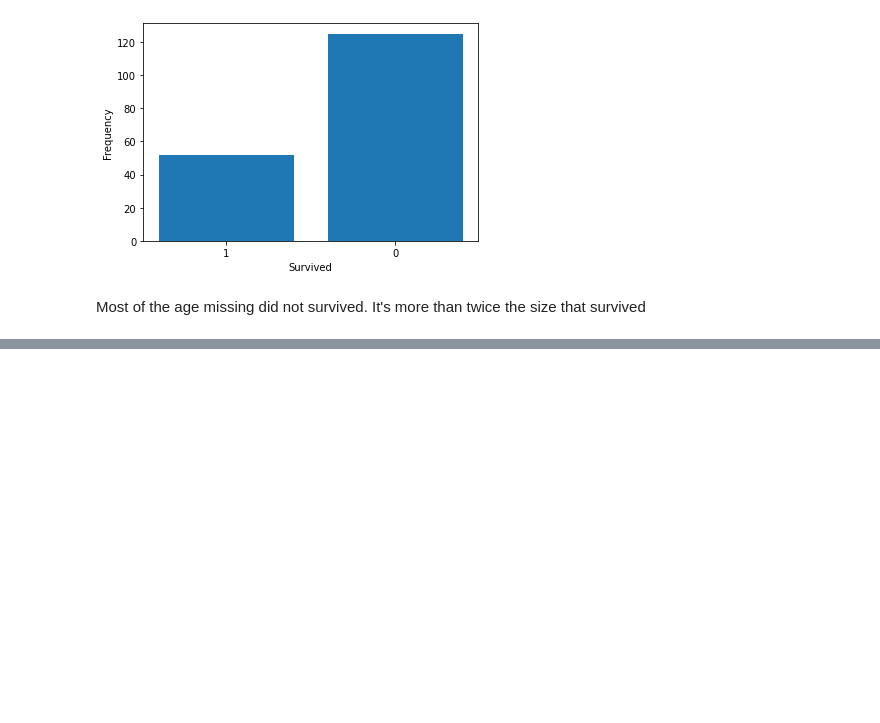
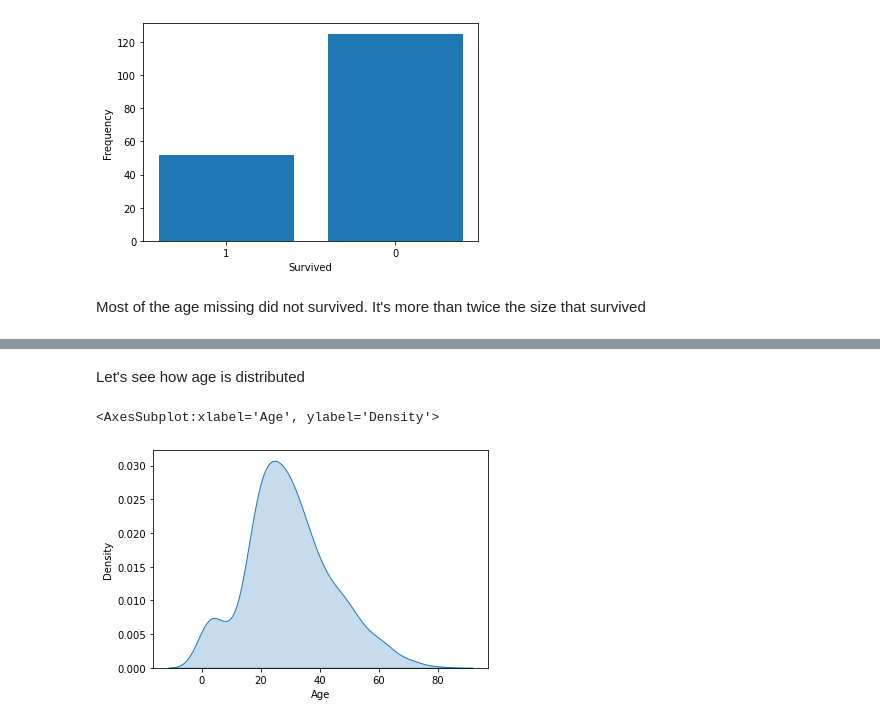
Before and after one commit to avishkakavindu/titanic-disaster-ml, a Jupyter notebook: Titanic_Feature_Selection_n_Cleaning.ipynb, the cells around one changed output, grey strips where cells are left out. Cells and saved outputs as stored; diff of their text form; code cells hidden in the pictures; blank space fills up the shorter version.

Commit message:
Cleaning and visualization

```diff
--- a/Titanic_Feature_Selection_n_Cleaning.ipynb
+++ b/Titanic_Feature_Selection_n_Cleaning.ipynb
@@ -227,0 +222,7 @@ SyntaxError: EOL while scanning string literal (<ipython-input-23-7e46160ac81b>,
+# %% [markdown]
+Let's see how age is distributed
+# %%
+sns.kdeplot(dataset['Age'], shade=True)
+# %% [output]
+<AxesSubplot:xlabel='Age', ylabel='Density'>
+[figure, added]
```
Also changed, not shown: parts of 38 cells of this notebook.
